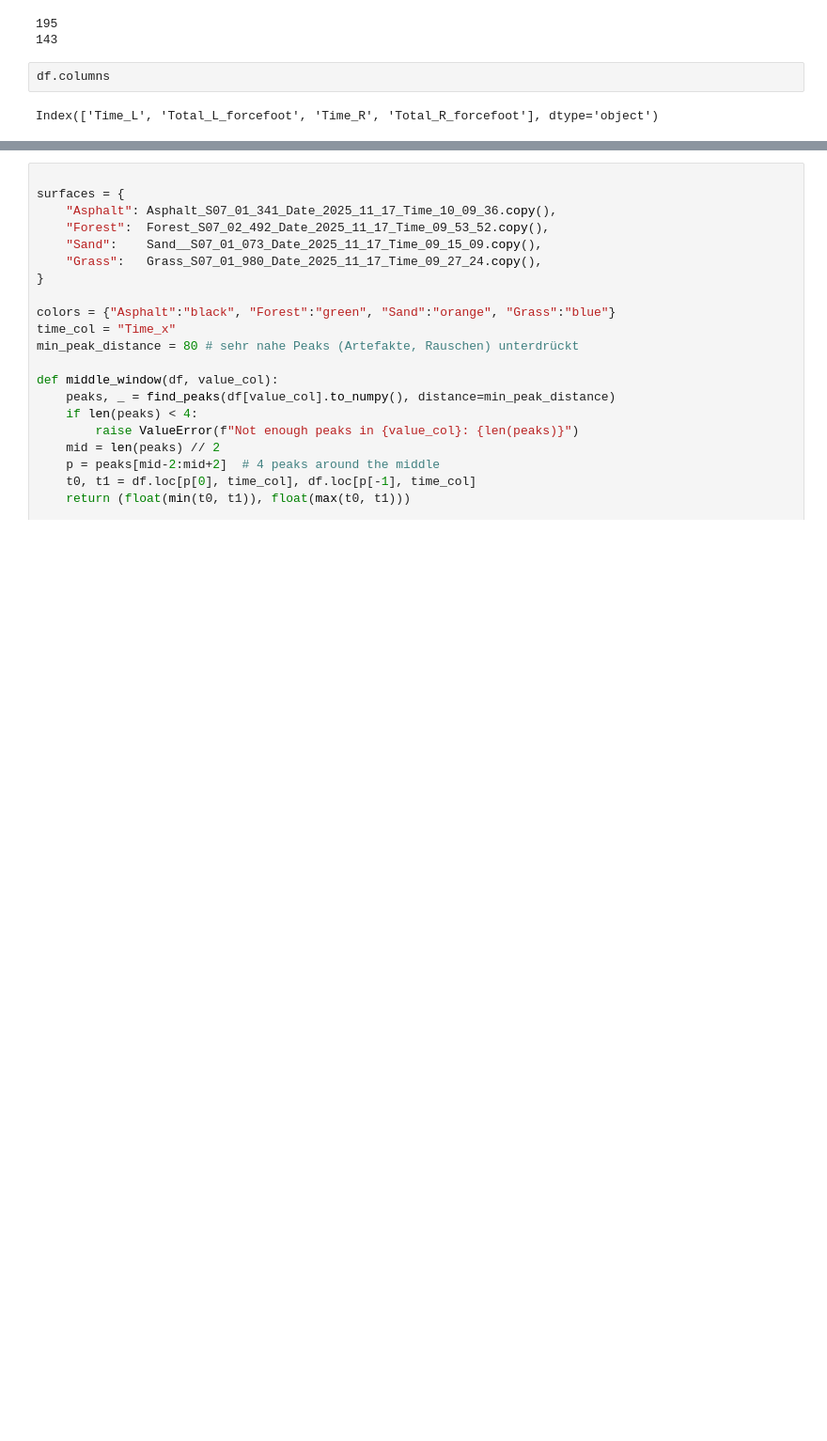
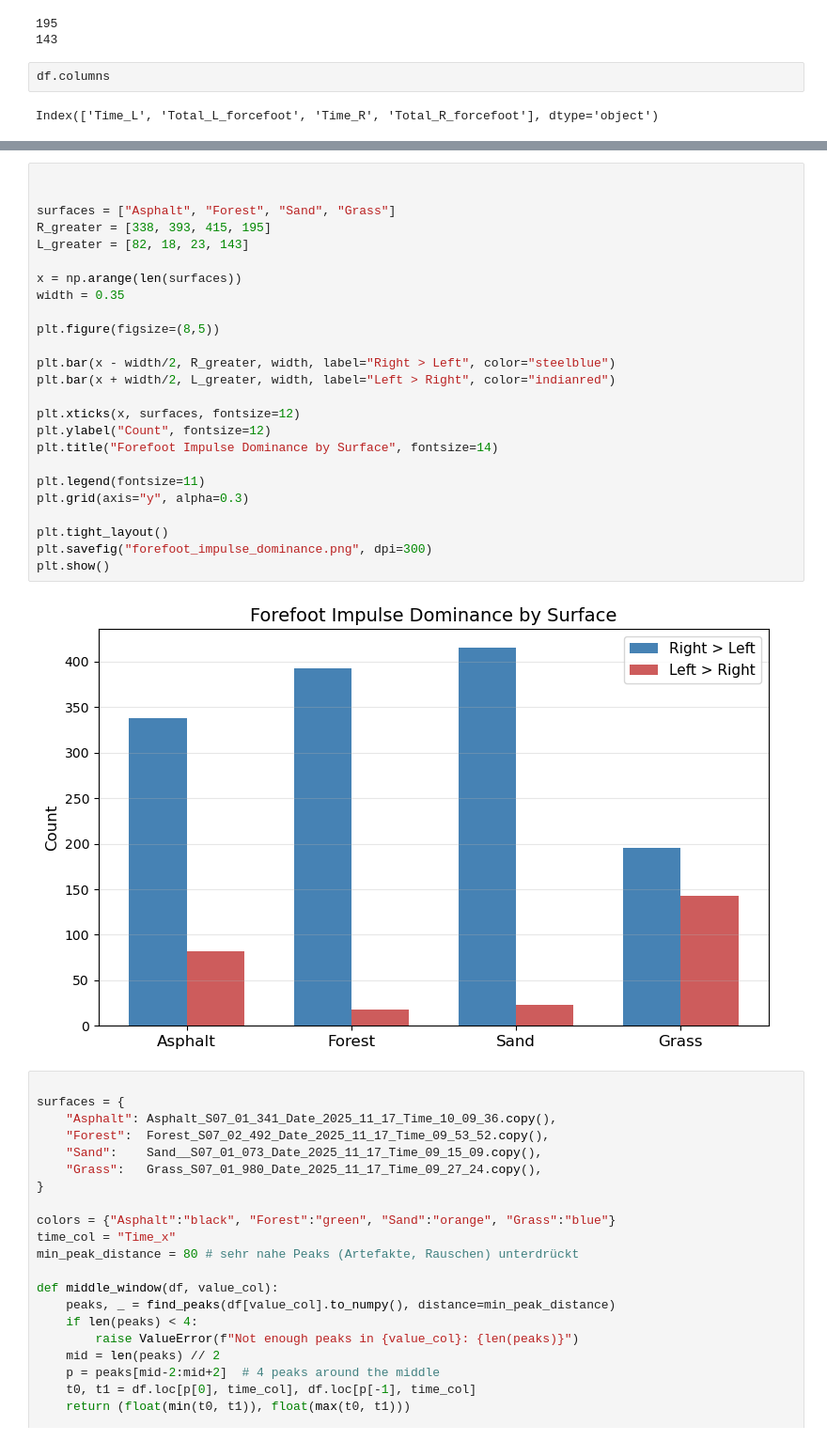
Before and after one commit to Fatemeh-aboulhassani/Movement-Analysis, a Jupyter notebook: notebooks/3. Analysis Foot HeartRate GPX.ipynb, the cells around one changed output, grey strips where cells are left out. Shown at 94% size. Saved outputs shown, nothing was run; the diff lists cells and outputs as text; blank space fills up the shorter version.

```diff
--- a/notebooks/3. Analysis Foot HeartRate GPX.ipynb
+++ b/notebooks/3. Analysis Foot HeartRate GPX.ipynb
@@ -1755,5 +1835,32 @@ L > R: 245
 
 ----------end-------------
+# %%
+
+
+surfaces = ["Asphalt", "Forest", "Sand", "Grass"]
+R_greater = [338, 393, 415, 195]
+L_greater = [82, 18, 23, 143]
+
+x = np.arange(len(surfaces))
+width = 0.35
+
+plt.figure(figsize=(8,5))
+
+plt.bar(x - width/2, R_greater, width, label="Right > Left", color="steelblue")
+plt.bar(x + width/2, L_greater, width, label="Left > Right", color="indianred")
+
+plt.xticks(x, surfaces, fontsize=12)
+plt.ylabel("Count", fontsize=12)
+plt.title("Forefoot Impulse Dominance by Surface", fontsize=14)
+
+plt.legend(fontsize=11)
+plt.grid(axis="y", alpha=0.3)
+
+plt.tight_layout()
+plt.savefig("forefoot_impulse_dominance.png", dpi=300)
+plt.show()
+# %% [output]
+[figure, added]
 # %%
 
 surfaces = {
```
Also changed, not shown: parts of 14 cells of this notebook.
